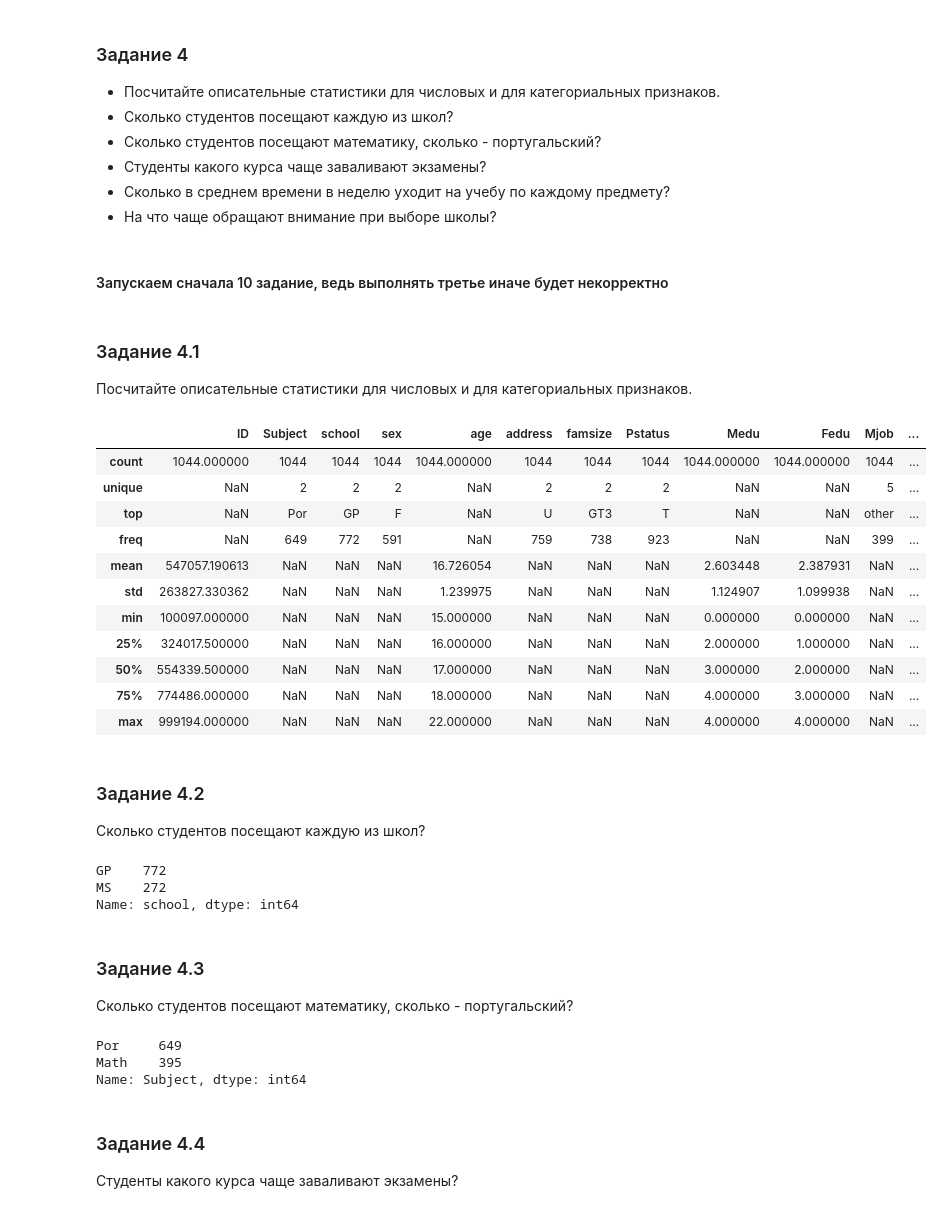
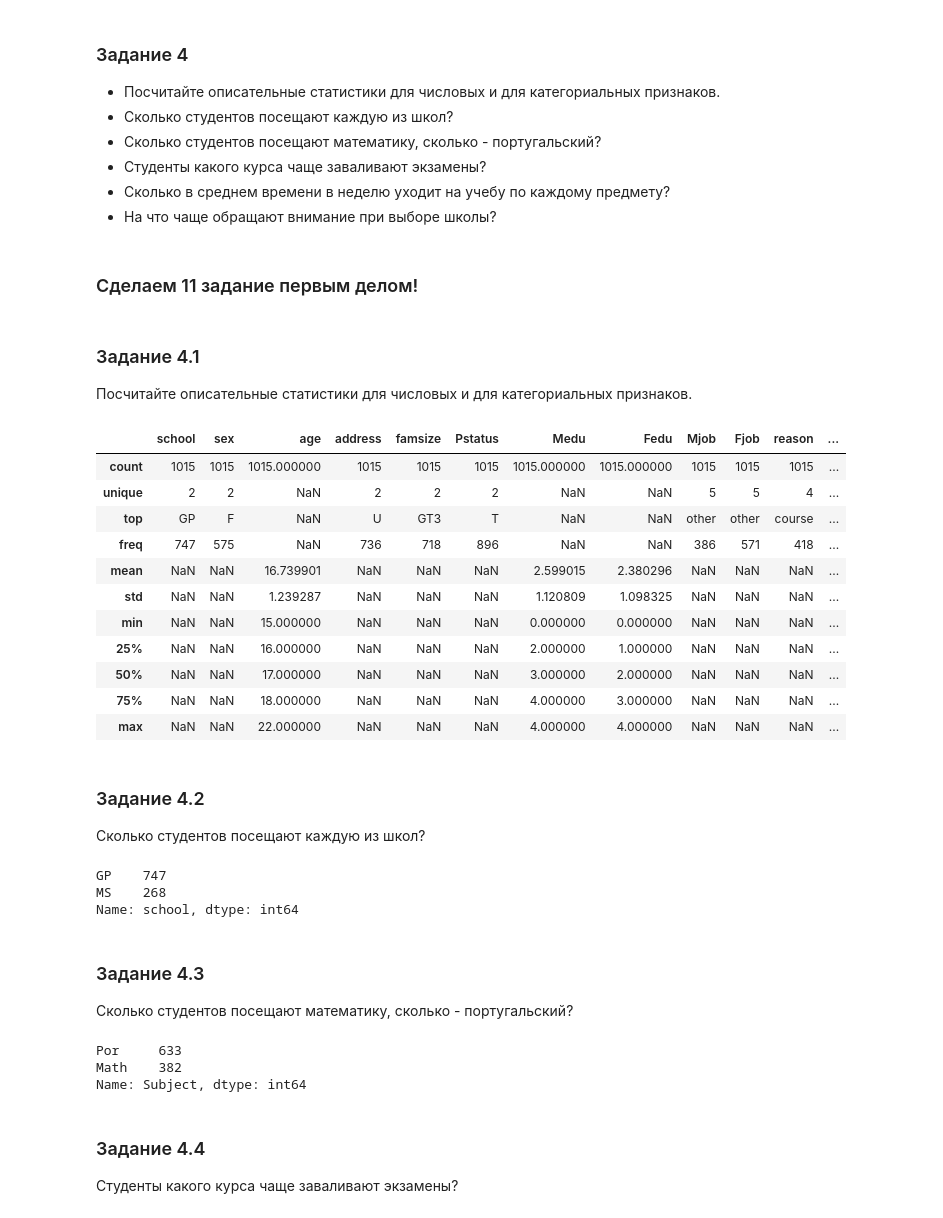
Before and after one commit to wityat/IAD_lab_1, a Jupyter notebook: Lab_1.Exploratory_analysis.ipynb, the cells around one changed output. Cells and saved outputs as stored; diff of their text form; code cells hidden in the pictures.

```diff
--- a/Lab_1.Exploratory_analysis.ipynb
+++ b/Lab_1.Exploratory_analysis.ipynb
@@ -198,5 +203,3 @@ dtype: int64
 * Студенты какого курса чаще заваливают экзамены?
 * Сколько в среднем времени в неделю уходит на учебу по каждому предмету?
 * На что чаще обращают внимание при выборе школы?
-# %% [markdown]
-#### Запускаем сначала 10 задание, ведь выполнять третье иначе будет некорректно
@@ -205,38 +206,55 @@ dtype: int64
+# %% [markdown]
+### Сделаем 11 задание первым делом!
+# %%
+df_no_repeat = data.copy(deep=True)
+# у студентов ,которые посещали два курса разные только колонки с предметом, оценками и айдишниками, дропним их
+del df_no_repeat['ID']
+del df_no_repeat['Subject']
+del df_no_repeat['G1']
+del df_no_repeat['G2']
+del df_no_repeat['G3']
+# дропним дубликаты
+df_no_repeat = df_no_repeat.drop_duplicates()
+
+df_no_repeat['Subject'] = pd.Series(data['Subject'], index=df_no_repeat.index)
+df_no_repeat['G1'] = pd.Series(data['G1'], index=df_no_repeat.index)
+df_no_repeat['G2'] = pd.Series(data['G2'], index=df_no_repeat.index)
+df_no_repeat['G3'] = pd.Series(data['G3'], index=df_no_repeat.index)
 # %% [markdown]
 ### Задание 4.1
 Посчитайте описательные статистики для числовых и для категориальных признаков.
 # %%
-data.describe(include="all")
+df_no_repeat.describe(include="all")
 # %% [output]
-|  | ID | Subject | school | sex | age | address | famsize | Pstatus | Medu | Fedu | Mjob | ... |
-| count | 1044.000000 | 1044 | 1044 | 1044 | 1044.000000 | 1044 | 1044 | 1044 | 1044.000000 | 1044.000000 | 1044 | ... |
-| unique | NaN | 2 | 2 | 2 | NaN | 2 | 2 | 2 | NaN | NaN | 5 | ... |
-| top | NaN | Por | GP | F | NaN | U | GT3 | T | NaN | NaN | other | ... |
-| freq | NaN | 649 | 772 | 591 | NaN | 759 | 738 | 923 | NaN | NaN | 399 | ... |
-| mean | 547057.190613 | NaN | NaN | NaN | 16.726054 | NaN | NaN | NaN | 2.603448 | 2.387931 | NaN | ... |
-| std | 263827.330362 | NaN | NaN | NaN | 1.239975 | NaN | NaN | NaN | 1.124907 | 1.099938 | NaN | ... |
-| min | 100097.000000 | NaN | NaN | NaN | 15.000000 | NaN | NaN | NaN | 0.000000 | 0.000000 | NaN | ... |
-| 25% | 324017.500000 | NaN | NaN | NaN | 16.000000 | NaN | NaN | NaN | 2.000000 | 1.000000 | NaN | ... |
-| 50% | 554339.500000 | NaN | NaN | NaN | 17.000000 | NaN | NaN | NaN | 3.000000 | 2.000000 | NaN | ... |
-| 75% | 774486.000000 | NaN | NaN | NaN | 18.000000 | NaN | NaN | NaN | 4.000000 | 3.000000 | NaN | ... |
-| max | 999194.000000 | NaN | NaN | NaN | 22.000000 | NaN | NaN | NaN | 4.000000 | 4.000000 | NaN | ... |
+|  | school | sex | age | address | famsize | Pstatus | Medu | Fedu | Mjob | Fjob | reason | ... |
+| count | 1015 | 1015 | 1015.000000 | 1015 | 1015 | 1015 | 1015.000000 | 1015.000000 | 1015 | 1015 | 1015 | ... |
+| unique | 2 | 2 | NaN | 2 | 2 | 2 | NaN | NaN | 5 | 5 | 4 | ... |
+| top | GP | F | NaN | U | GT3 | T | NaN | NaN | other | other | course | ... |
+| freq | 747 | 575 | NaN | 736 | 718 | 896 | NaN | NaN | 386 | 571 | 418 | ... |
+| mean | NaN | NaN | 16.739901 | NaN | NaN | NaN | 2.599015 | 2.380296 | NaN | NaN | NaN | ... |
+| std | NaN | NaN | 1.239287 | NaN | NaN | NaN | 1.120809 | 1.098325 | NaN | NaN | NaN | ... |
+| min | NaN | NaN | 15.000000 | NaN | NaN | NaN | 0.000000 | 0.000000 | NaN | NaN | NaN | ... |
+| 25% | NaN | NaN | 16.000000 | NaN | NaN | NaN | 2.000000 | 1.000000 | NaN | NaN | NaN | ... |
+| 50% | NaN | NaN | 17.000000 | NaN | NaN | NaN | 3.000000 | 2.000000 | NaN | NaN | NaN | ... |
+| 75% | NaN | NaN | 18.000000 | NaN | NaN | NaN | 4.000000 | 3.000000 | NaN | NaN | NaN | ... |
+| max | NaN | NaN | 22.000000 | NaN | NaN | NaN | 4.000000 | 4.000000 | NaN | NaN | NaN | ... |
 # %% [markdown]
 ### Задание 4.2
 Сколько студентов посещают каждую из школ?
 # %%
-data['school'].value_counts()
+df_no_repeat['school'].value_counts()
 # %% [output]
-GP    772
-MS    272
+GP    747
+MS    268
 Name: school, dtype: int64
 # %% [markdown]
 ### Задание 4.3
 Сколько студентов посещают математику, сколько - португальский?
 # %%
-data['Subject'].value_counts()
+df_no_repeat['Subject'].value_counts()
 # %% [output]
-Por     649
-Math    395
+Por     633
+Math    382
 Name: Subject, dtype: int64
 # %% [markdown]
 ### Задание 4.4
```
Also changed, not shown: parts of 40 cells of this notebook, 2 other files.
